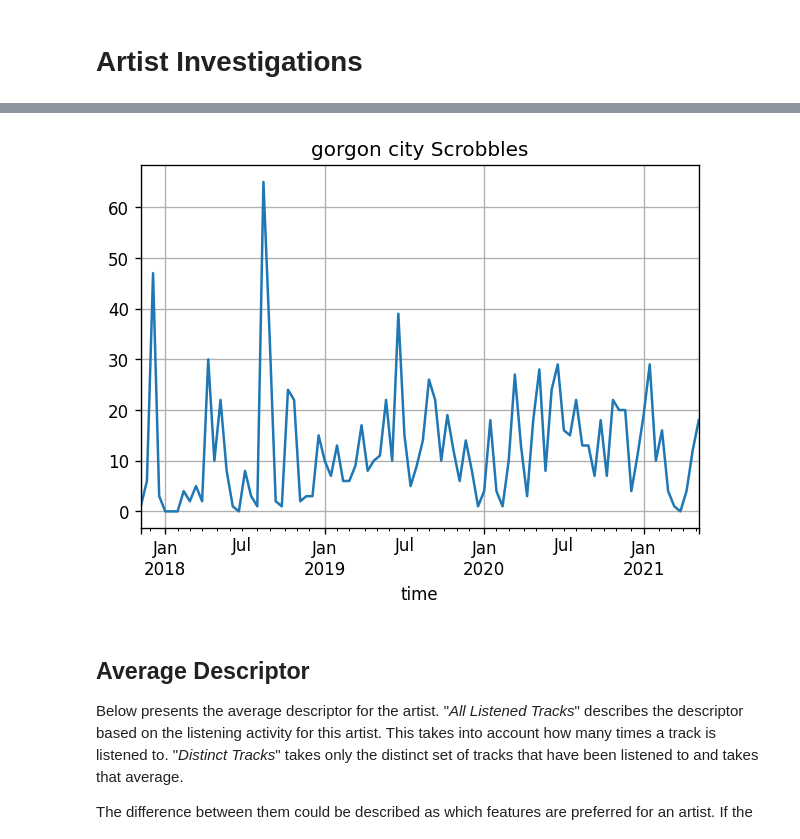
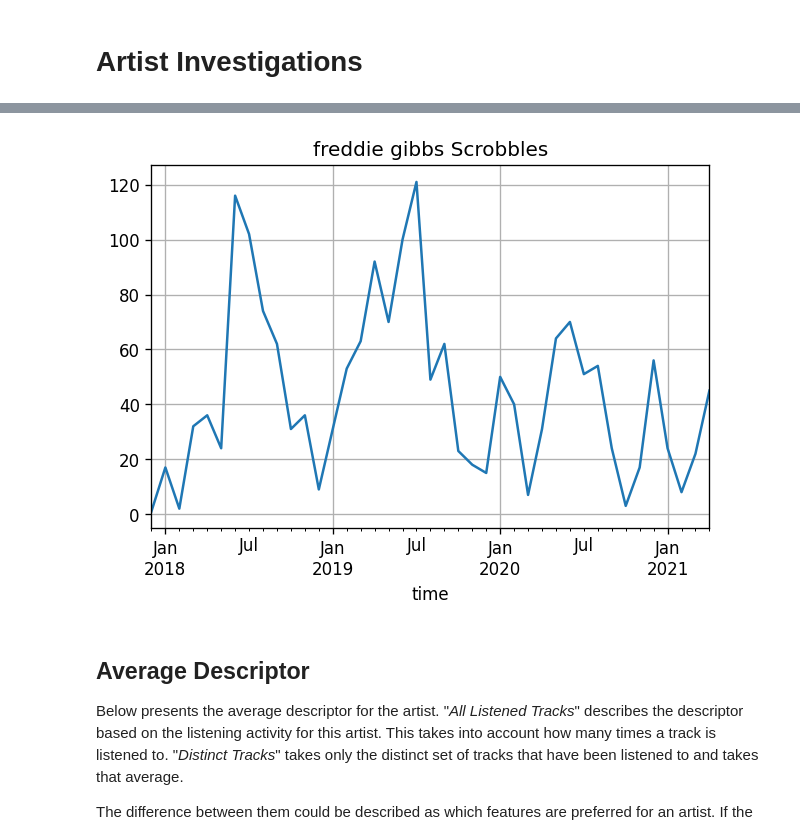
Before and after one commit to Sarsoo/listening-analysis, a Jupyter notebook: artist.ipynb, the cells around one changed output, grey strips where cells are left out. Saved outputs shown, nothing was run; the diff lists cells and outputs as text; code cells hidden in the pictures.

```diff
--- a/artist.ipynb
+++ b/artist.ipynb
@@ -1,13 +1,15 @@
 # %% [markdown]
 # Artist Investigations
 # %%
-artist_name = "gorgon city".lower()
+artist_name = "freddie gibbs".lower()
+
 artist_frame = scrobbles[scrobbles["artist"].str.lower() == artist_name] # FILTER SCROBBLES
 artist_frame = artist_frame.sort_index(ascending=False) # SORT
 # artist_frame = artist_frame.loc[:, descriptor_headers] # DESCRIPTORS
 
 total_time = artist_frame["duration_ms"].sum() / (1000 * 60) # minutes
 total_days = total_time / (60 * 24) # days
+
 print(f'{artist_frame.count()[0]:,d} scrobbles')
 print(f'{total_days:.0f} days spent listening since Nov. 2017')
 print(f'{total_time / days_since(first_day).days:.2f} minutes/day')
@@ -28,15 +30,12 @@ artist_frame.describe()[1:]
 # %%
-filtered_artist = scrobbles[scrobbles["artist"].str.lower() == artist_name]
 # resample by day and mean
-filtered_artist = filtered_artist.resample("2W").count()
-
-filtered_artist["energy"].plot()
+artist_frame.resample("1M").count()["track"].plot()
 
 plt.title(f"{artist_name} Scrobbles")
 plt.grid()
 plt.show()
 # %% [output]
-[figure, old version]
+[figure, new version]
 # %% [markdown]
 ## Average Descriptor
 
```
Also changed, not shown: parts of 8 cells of this notebook, 7 other files.
